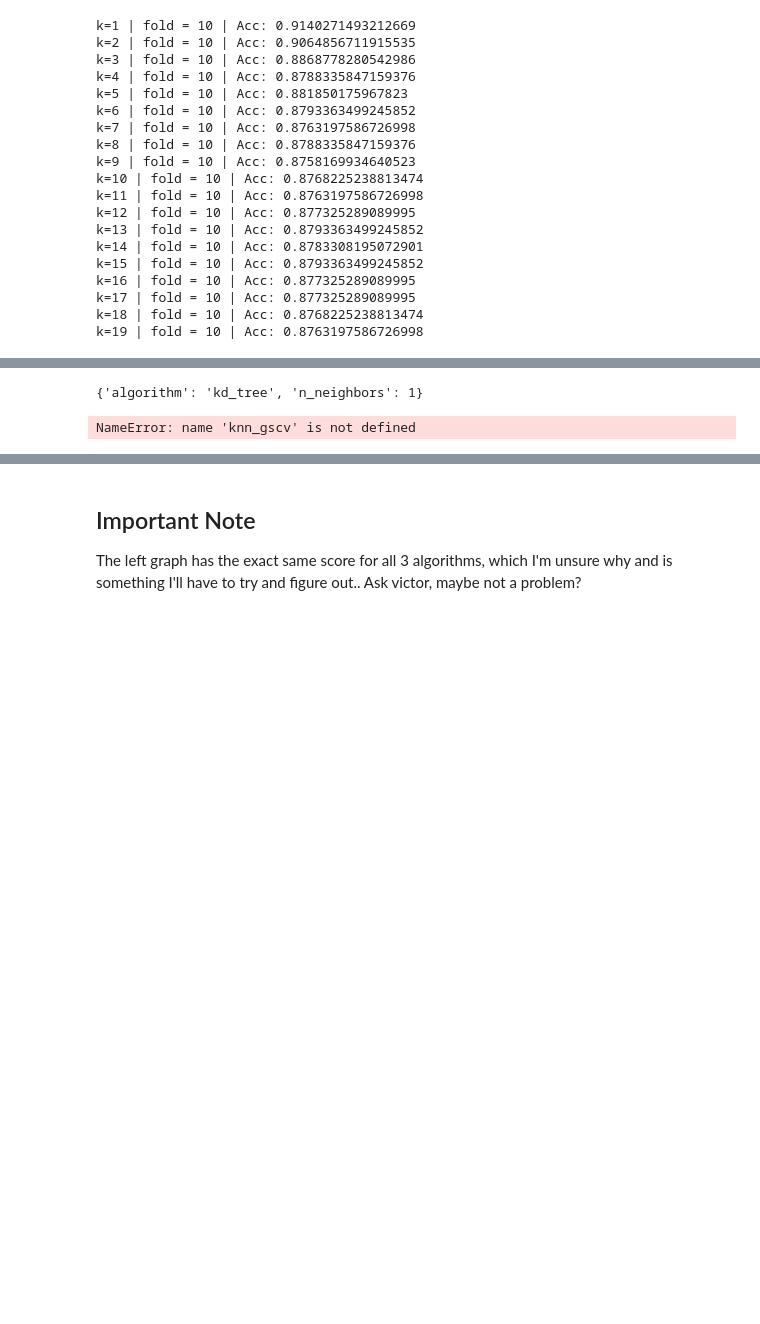
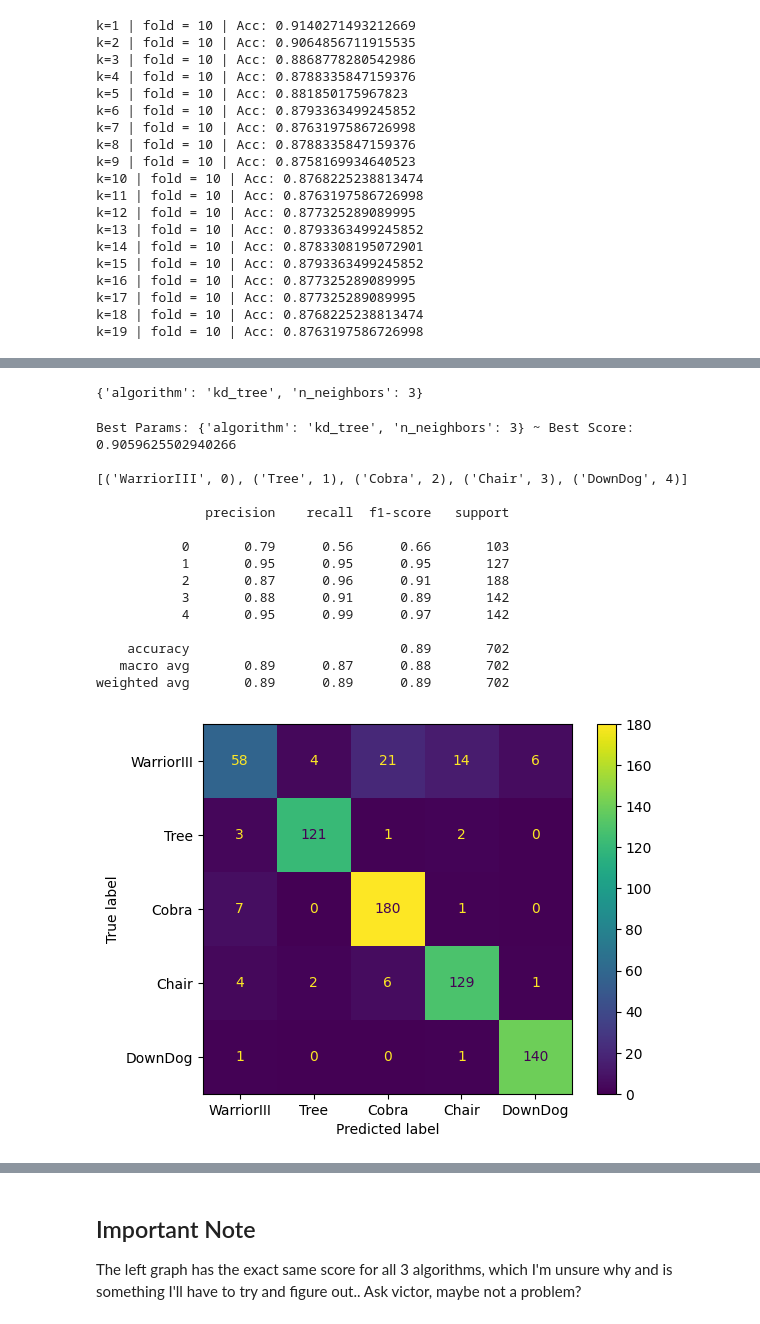
Before and after one commit to sogoodmo/ZenAI-3YP, a Jupyter notebook: JupyterNotebooks/K-NN.ipynb, the cells around one changed output, grey strips where cells are left out. Cells and saved outputs as stored; diff of their text form; code cells hidden in the pictures; blank space fills up the shorter version.

```diff
--- a/JupyterNotebooks/K-NN.ipynb
+++ b/JupyterNotebooks/K-NN.ipynb
@@ -165,11 +152,19 @@ K: 24 Acc: 0.9220800974569817
 # %%
-X, y = split_df(df)
+''' Don't need to do this anymore, cause the dataset is already split (Didn't realise this) '''
+# from sklearn.model_selection import train_test_split
+# 80/20 Split of data, Doesn't randomize, Randomsplit ensures the proportion of classes is the same.
+# X_train, X_test, y_train, y_test = train_test_split(X, y, test_size=0.2, random_state=42)
+RANDOM_ORDER_DATA = True
 
-from sklearn.model_selection import train_test_split
-# 80/20 Split of data, Doesn't randomize, Randomsplit ensures the proportion of classes is the same.
-X_train, X_test, y_train, y_test = train_test_split(X, y, test_size=0.2, random_state=42)
+'''Shuffle data for better resuliting'''
+if RANDOM_ORDER_DATA:
+    mutated_train = combined_train.sample(frac=1)
+else:
+    mutated_train = combined_train
 
-max_neighbours = int(np.sqrt(len(X_train)))
+X, y = split_features_labels(mutated_train)
+
+max_neighbours = int(np.sqrt(len(X)))
 knn_algorithms = ['kd_tree', 'brute', 'ball_tree']
 
 # Grid searching best hyper params
@@ -182,28 +177,44 @@ param_grid = {'n_neighbors' : np.arange(1, max_neighbours),
 # Using grid search cross validation to find the best value of K
 knn_gscv = GridSearchCV(knn, param_grid, cv=5)
 
-#fit model to data
-knn_gscv.fit(X_train, y_train)
+'''Shuffle then fit model to data'''
+knn_gscv.fit(X, y)
 
 knn_gscv.best_params_
 # %% [output]
-{'algorithm': 'kd_tree', 'n_neighbors': 1}
+{'algorithm': 'kd_tree', 'n_neighbors': 3}
 # %%
+from sklearn.metrics import classification_report, confusion_matrix, accuracy_score, ConfusionMatrixDisplay
+
 print(f'Best Params: {knn_gscv.best_params_} ~ Best Score: {knn_gscv.best_score_}\n')
 
+X_test, y_test = split_features_labels(combined_test)
 pred = knn_gscv.predict(X_test)
 
-from sklearn.metrics import classification_report, confusion_matrix, accuracy_score
+cm = confusion_matrix(y_test, pred)
+display_confusion_matrix = ConfusionMatrixDisplay(confusion_matrix=cm, display_labels=classes)
+display_confusion_matrix.plot()
 
-print(confusion_matrix(y_test, pred))
 
-print(f'\n{list(zip(classes, range(5)))}\n')
-
+print(f'{list(zip(classes, range(5)))}\n')
 print(classification_report(y_test, pred))
-
-print(accuracy_score(y_test, pred))
 # %% [output]
-NameError: name 'knn_gscv' is not defined
+Best Params: {'algorithm': 'kd_tree', 'n_neighbors': 3} ~ Best Score: 0.9059625502940266
+
+[('WarriorIII', 0), ('Tree', 1), ('Cobra', 2), ('Chair', 3), ('DownDog', 4)]
+
+              precision    recall  f1-score   support
+
+           0       0.79      0.56      0.66       103
+           1       0.95      0.95      0.95       127
+           2       0.87      0.96      0.91       188
+           3       0.88      0.91      0.89       142
+           4       0.95      0.99      0.97       142
+
+    accuracy                           0.89       702
+   macro avg       0.89      0.87      0.88       702
+weighted avg       0.89      0.89      0.89       702
+[figure, added]
 # %%
 import matplotlib.pyplot as plt
 att = [x for x in knn_gscv.cv_results_]
```
Also changed, not shown: parts of 14 cells of this notebook, 8 other files.
